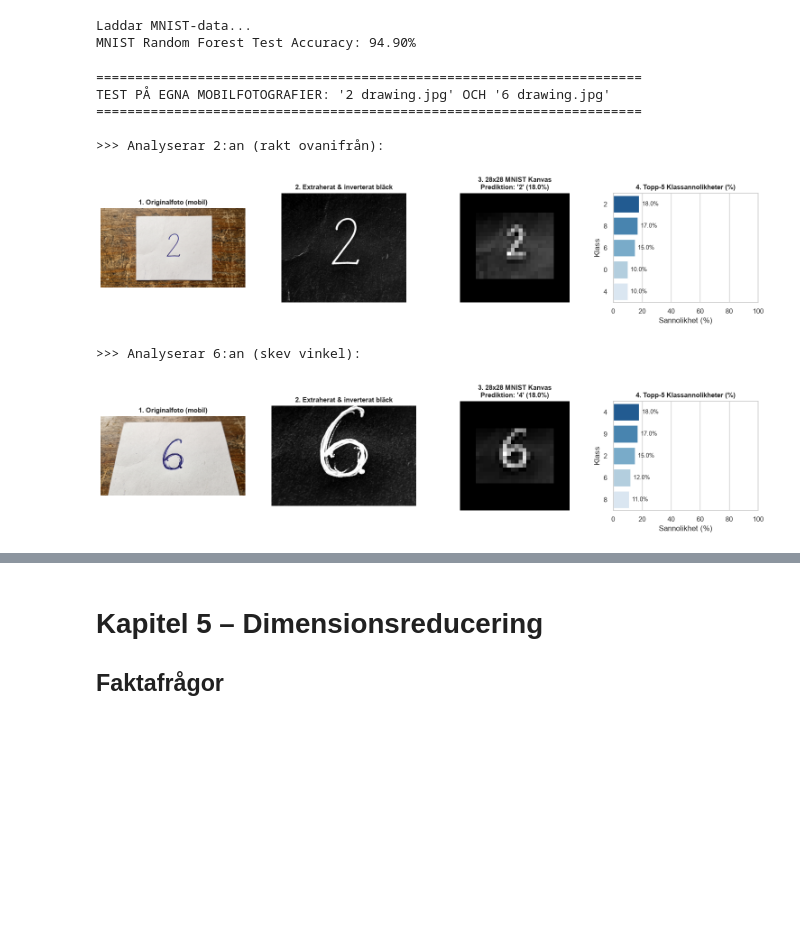
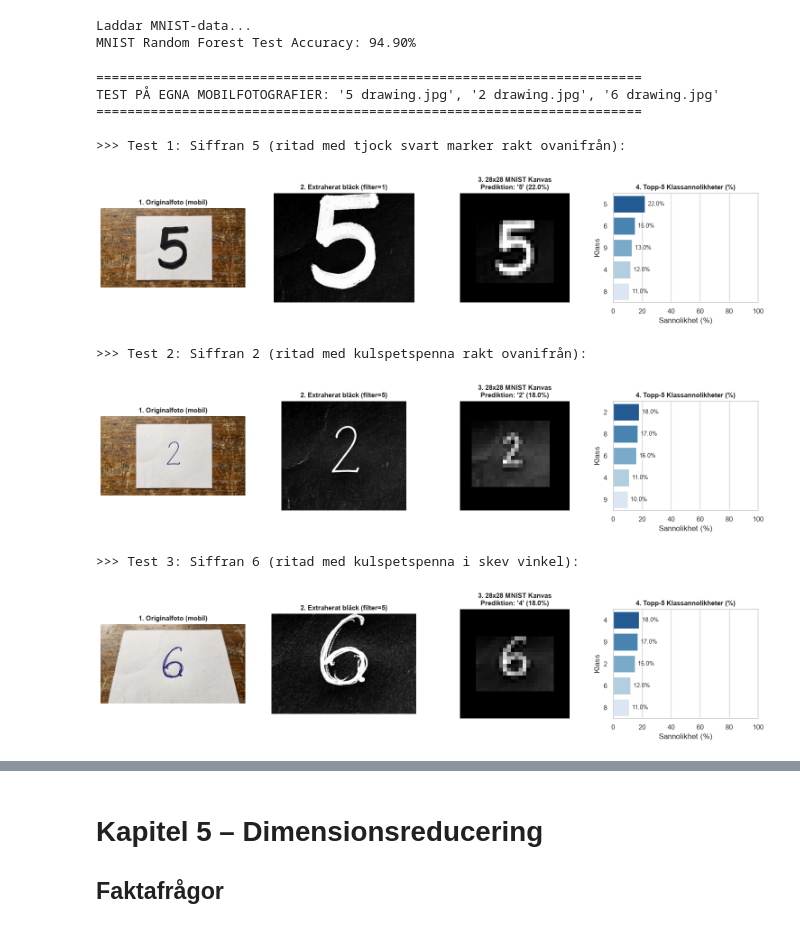
Before and after one commit to OskarUNLEASHED/-vningsuppgifter, a Jupyter notebook: Kunskapskontroll_1.ipynb, the cells around one changed output, grey strips where cells are left out. Drawn from its saved outputs; the diff is of its cells as text; code cells hidden in the pictures; blank space fills up the shorter version.

Commit message:
Addade 5 drawing och uppdaterade testen

```diff
--- a/Kunskapskontroll_1.ipynb
+++ b/Kunskapskontroll_1.ipynb
@@ -1305,11 +1306,11 @@ from PIL import Image, ImageOps, ImageFilter
 import matplotlib.pyplot as plt
 import numpy as np
 
-def predict_custom_digit(image_input, model, crop_center_paper=True, visualize=True):
+def predict_custom_digit(image_input, model, crop_center_paper=True, filter_size=None, use_com=True, visualize=True):
     """
     Tar emot ett mobilfoto (filsökväg eller PIL-bild) på en handskriven siffra,
     isolerar papperet, extraherar bläckstrecken, anpassar till MNIST-standard (28x28),
-    och returnerar modellens prediktion samt sannolikhetsfördelning.
+    centrerar via Center of Mass och returnerar modellens prediktion samt sannolikhetsfördelning.
     """
     if isinstance(image_input, str):
         img = Image.open(image_input)
@@ -1319,8 +1320,7 @@ def predict_custom_digit(image_input, model, crop_center_paper=True, visualize=T
     img_gray = img.convert("L")
     w, h = img_gray.size
 
-    # 1. Om bilden är ett foto på en papperslapp på ett bord:
-    # Plocka ut det centrala området så vi slipper bordets mörkare kanter
+    # 1. Isolera pappersytan i mitten så vi slipper bordskanter och skuggor
     if crop_center_paper:
         x1, x2 = int(w * 0.28), int(w * 0.72)
         y1, y2 = int(h * 0.15), int(h * 0.85)
@@ -1342,15 +1342,24 @@ def predict_custom_digit(image_input, model, crop_center_paper=True, visualize=T
     y_min, x_min = coords.min(axis=0)
     y_max, x_max = coords.max(axis=0)
 
-    # 3. Invertera: Bläcket blir ljust (0-255) mot en ren svart bakgrund (0)
+    # 3. Invertera: Bläcket blir ljust (0-255) mot ren svart bakgrund (0)
     raw_digit = (bg_val.astype(float) - paper_arr[y_min:y_max+1, x_min:x_max+1])
     raw_digit = np.clip(raw_digit * (255.0 / (bg_val - 35)), 0, 255).astype(np.uint8)
     digit_img = Image.fromarray(raw_digit)
 
-    # 4. Förtjocka linjen lätt med MaxFilter så kulspetspennan matchar MNIST:s tuschstreck
-    digit_img = digit_img.filter(ImageFilter.MaxFilter(size=5))
+    # 4. Anpassa linjetjocklek: Tuschpenna/marker (>15% bläckyta i bounding box) är redan
+    # tjock, medan kulspetspenna (<10%) förtjockas med MaxFilter för att matcha MNIST
+    if filter_size is None:
+        bbox_area = (y_max - y_min + 1) * (x_max - x_min + 1)
+        ink_ratio = coords.shape[0] / bbox_area
+        applied_filter = 1 if ink_ratio > 0.15 else 5
+    else:
+        applied_filter = filter_size
 
-    # 5. Skala om så siffran ryms i en 20x20 box med bevarad aspect ratio
+    if applied_filter > 1:
+        digit_img = digit_img.filter(ImageFilter.MaxFilter(size=applied_filter))
+
+    # 5. Skala om så siffran ryms i en 20x20 box med bibehållna proportioner
     cw, ch = digit_img.size
     if cw > ch:
         nw = 20
@@ -1361,12 +1370,32 @@ def predict_custom_digit(image_input, model, crop_center_paper=True, visualize=T
 
     resized = digit_img.resize((nw, nh), Image.Resampling.LANCZOS)
 
-    # 6. Centrera på en 28x28 svart kanvas
-    canvas = Image.new("L", (28, 28), 0)
-    canvas.paste(resized, ((28 - nw) // 2, (28 - nh) // 2))
+    # 6. Placera på en 28x28 kanvas
+    canvas_arr = np.zeros((28, 28), dtype=np.float32)
+    ox = (28 - nw) // 2
+    oy = (28 - nh) // 2
+    canvas_arr[oy:oy+nh, ox:ox+nw] = np.array(resized, dtype=np.float32)
 
-    # 7. Formatera till modellens featurevektor (1, 784)
-    feat = np.array(canvas, dtype=np.float32).reshape(1, 784)
+    # 7. Tyngdpunktsjustering (Center of Mass) enligt officiell NIST/MNIST-standard
+    if use_com:
+        cy = np.sum(np.arange(28)[:, None] * canvas_arr) / (canvas_arr.sum() + 1e-8)
+        cx = np.sum(np.arange(28)[None, :] * canvas_arr) / (canvas_arr.sum() + 1e-8)
+        sy = int(round(13.5 - cy))
+        sx = int(round(13.5 - cx))
+        c_com = np.zeros_like(canvas_arr)
+        y_s_src, y_e_src = max(0, -sy), min(28, 28 - sy)
+        y_s_dst, y_e_dst = max(0, sy), min(28, 28 + sy)
+        x_s_src, x_e_src = max(0, -sx), min(28, 28 - sx)
+        x_s_dst, x_e_dst = max(0, sx), min(28, 28 + sx)
+        hl = min(y_e_src - y_s_src, y_e_dst - y_s_dst)
+        wl = min(x_e_src - x_s_src, x_e_dst - x_s_dst)
+        c_com[y_s_dst:y_s_dst+hl, x_s_dst:x_s_dst+wl] = canvas_arr[y_s_src:y_s_src+hl, x_s_src:x_s_src+wl]
+        canvas_arr = c_com
+
+    canvas = Image.fromarray(canvas_arr.astype(np.uint8))
+
+    # 8. Formatera till modellens featurevektor (1, 784)
+    feat = canvas_arr.reshape(1, 784)
     pred = model.predict(feat)[0]
     probs = model.predict_proba(feat)[0]
     conf = max(probs) * 100
@@ -1382,7 +1411,7 @@ def predict_custom_digit(image_input, model, crop_center_paper=True, visualize=T
 
         # B. Croppat bläck
         axes[1].imshow(digit_img, cmap="gray")
-        axes[1].set_title("2. Extraherat & inverterat bläck", fontsize=11, fontweight="bold")
+        axes[1].set_title(f"2. Extraherat bläck (filter={applied_filter})", fontsize=11, fontweight="bold")
         axes[1].axis("off")
 
         # C. 28x28 MNIST Kanvas
@@ -1392,40 +1421,45 @@ def predict_custom_digit(image_input, model, crop_center_paper=True, visualize=T
 
         # D. Topp 5 sannolikheter
         top_classes = model.classes_
         top_indices = np.argsort(probs)[::-1][:5]
         classes_top = [top_classes[i] for i in top_indices]
         probs_top = [probs[i] * 100 for i in top_indices]
 
         sns.barplot(x=probs_top, y=classes_top, palette="Blues_r", ax=axes[3])
         axes[3].set_title("4. Topp-5 Klassannolikheter (%)", fontsize=11, fontweight="bold")
         axes[3].set_xlabel("Sannolikhet (%)")
         axes[3].set_ylabel("Klass")
         axes[3].set_xlim(0, 100)
         for i, v in enumerate(probs_top):
             axes[3].text(v + 2, i, f"{v:.1f}%", va="center", fontsize=9)
 
         plt.tight_layout()
         plt.show()
 
     return pred, probs
 
-# Kör prediktion på våra två egna mobilfotografier!
+# Kör prediktion på våra tre egna mobilfotografier!
 print("=" * 70)
-print("TEST PÅ EGNA MOBILFOTOGRAFIER: '2 drawing.jpg' OCH '6 drawing.jpg'")
+print("TEST PÅ EGNA MOBILFOTOGRAFIER: '5 drawing.jpg', '2 drawing.jpg', '6 drawing.jpg'")
 print("=" * 70)
 
-print("\n>>> Analyserar 2:an (rakt ovanifrån):")
+print("\n>>> Test 1: Siffran 5 (ritad med tjock svart marker rakt ovanifrån):")
+pred_5, probs_5 = predict_custom_digit("5 drawing.jpg", rf_mnist)
+
+print("\n>>> Test 2: Siffran 2 (ritad med kulspetspenna rakt ovanifrån):")
 pred_2, probs_2 = predict_custom_digit("2 drawing.jpg", rf_mnist)
 
-print("\n>>> Analyserar 6:an (skev vinkel):")
+print("\n>>> Test 3: Siffran 6 (ritad med kulspetspenna i skev vinkel):")
 pred_6, probs_6 = predict_custom_digit("6 drawing.jpg", rf_mnist)
 # %% [output]
 ======================================================================
-TEST PÅ EGNA MOBILFOTOGRAFIER: '2 drawing.jpg' OCH '6 drawing.jpg'
+TEST PÅ EGNA MOBILFOTOGRAFIER: '5 drawing.jpg', '2 drawing.jpg', '6 drawing.jpg'
 ======================================================================
 
->>> Analyserar 2:an (rakt ovanifrån):
+>>> Test 1: Siffran 5 (ritad med tjock svart marker rakt ovanifrån):
-[figure, old version]
+[figure, new version]
->>> Analyserar 6:an (skev vinkel):
+>>> Test 2: Siffran 2 (ritad med kulspetspenna rakt ovanifrån):
-[figure, old version]
+[figure, new version]
+>>> Test 3: Siffran 6 (ritad med kulspetspenna i skev vinkel):
+[figure, added]
 # %% [markdown]
```
Also changed, not shown: parts of 4 cells of this notebook, 1 other file.
